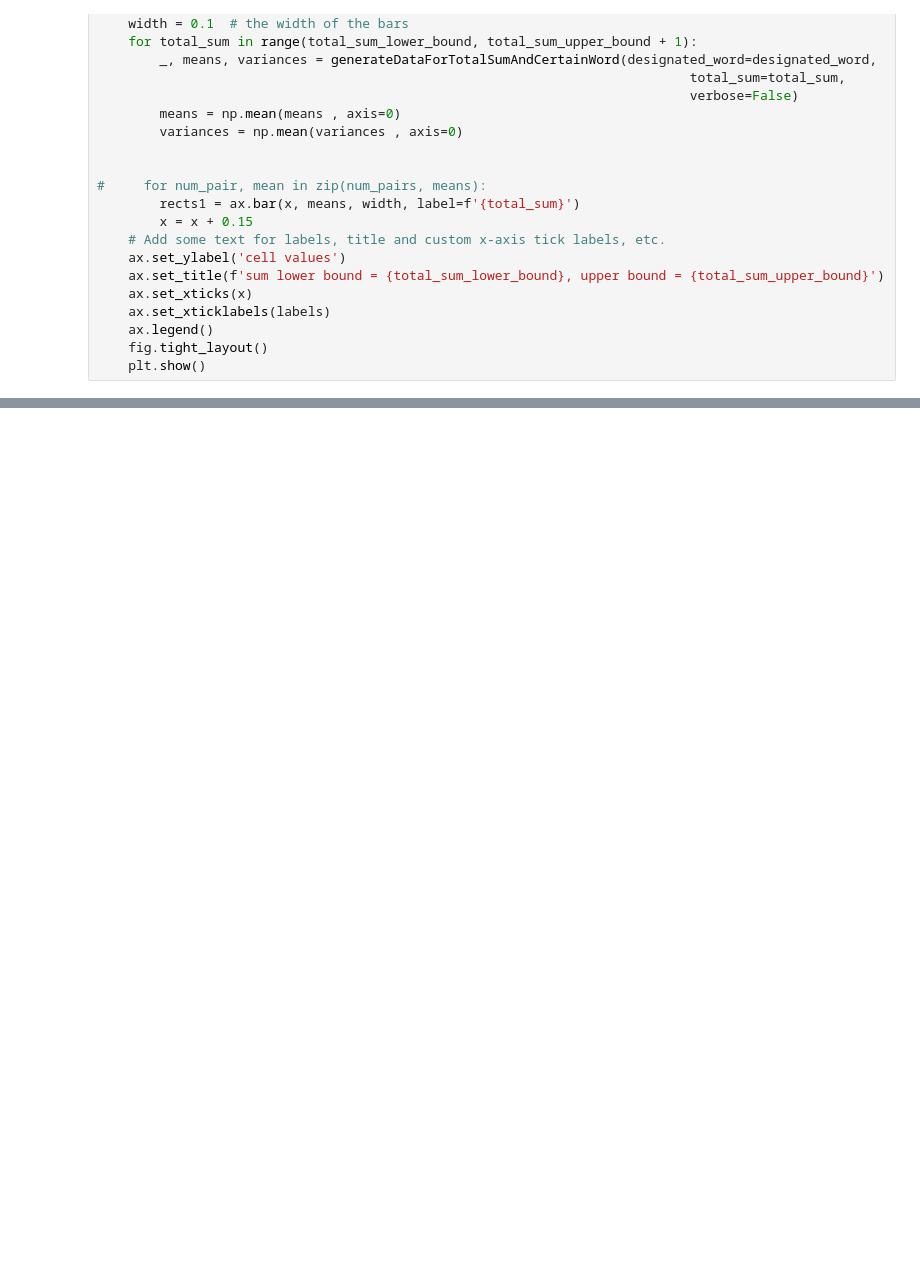
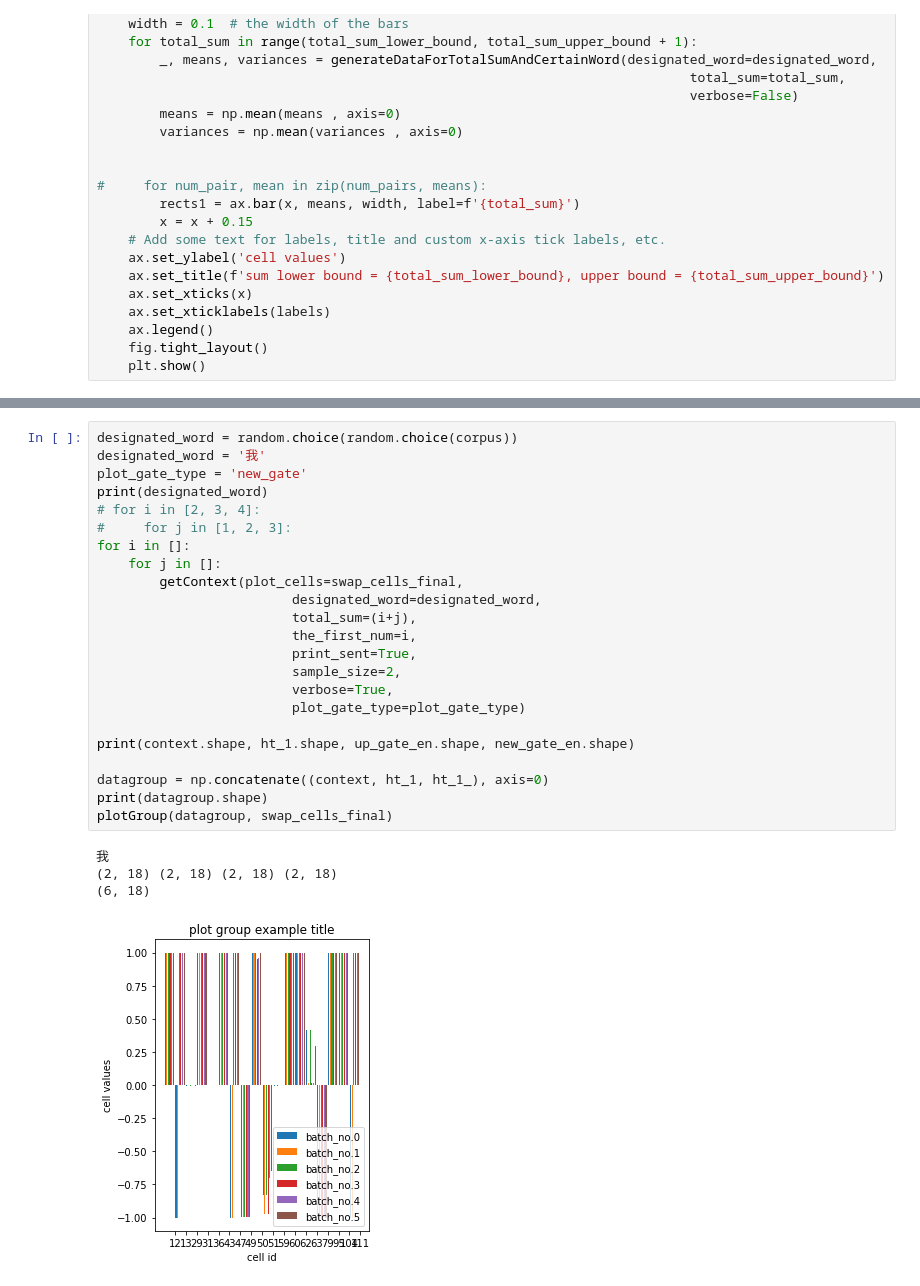
Before and after one commit to e841018/Seq2Seq_exp, a Jupyter notebook: src/hw2-2_additional_model_Biolin.ipynb, the cells around one changed output, grey strips where cells are left out. Saved outputs shown, nothing was run; the diff lists cells and outputs as text; blank space fills up the shorter version.

```diff
--- a/src/hw2-2_additional_model_Biolin.ipynb
+++ b/src/hw2-2_additional_model_Biolin.ipynb
@@ -1444,0 +1582,28 @@ for i in range(2, 7):
+# %%
+designated_word = random.choice(random.choice(corpus))
+designated_word = '我'
+plot_gate_type = 'new_gate'
+print(designated_word)
+# for i in [2, 3, 4]:
+#     for j in [1, 2, 3]:
+for i in []:
+    for j in []:
+        getContext(plot_cells=swap_cells_final,
+                         designated_word=designated_word,
+                         total_sum=(i+j),
+                         the_first_num=i,
+                         print_sent=True,
+                         sample_size=2,
+                         verbose=True,
+                         plot_gate_type=plot_gate_type)
+
+print(context.shape, ht_1.shape, up_gate_en.shape, new_gate_en.shape)
+
+datagroup = np.concatenate((context, ht_1, ht_1_), axis=0)
+print(datagroup.shape)
+plotGroup(datagroup, swap_cells_final)
+# %% [output]
+我
+(2, 18) (2, 18) (2, 18) (2, 18)
+(6, 18)
+[figure, added]
```
Also changed, not shown: parts of 10 cells of this notebook.
